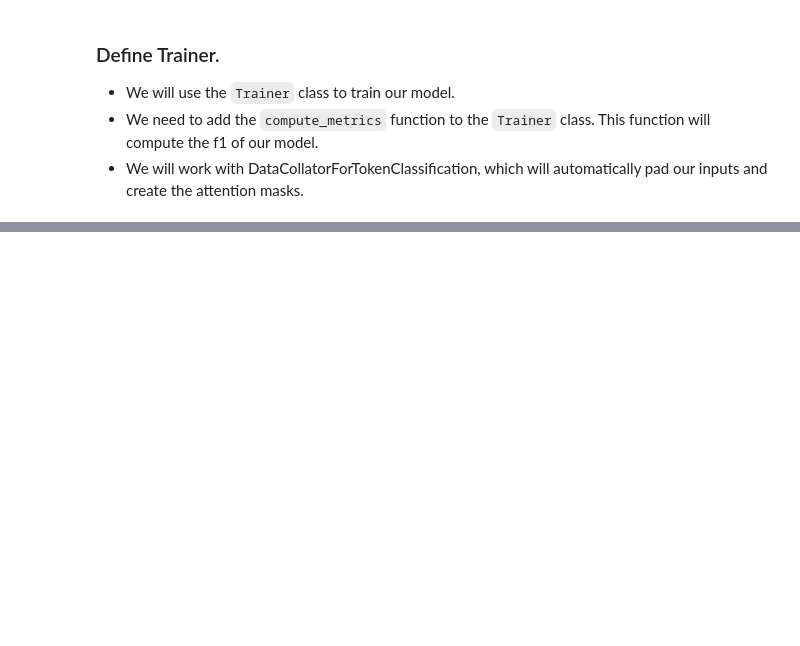
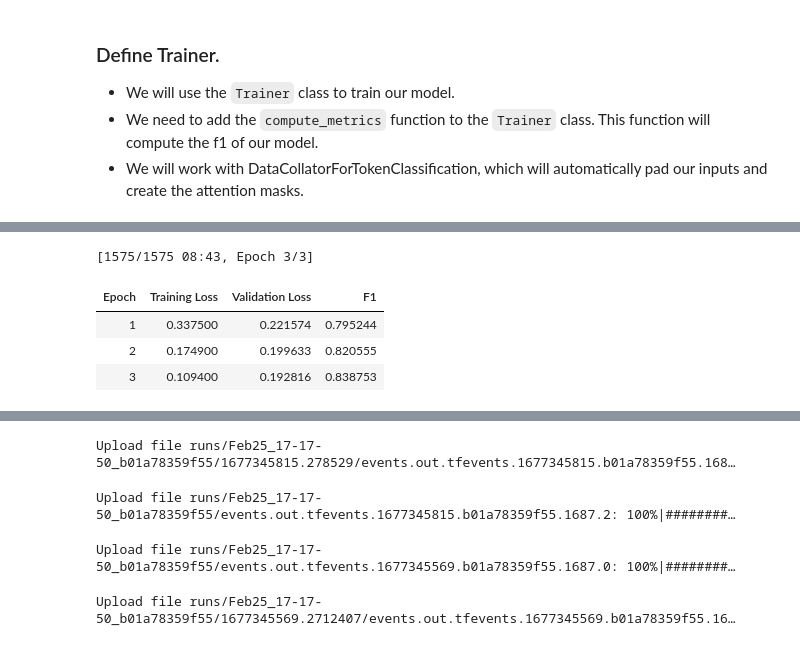
Before and after one commit to juanprida/nlp_with_transformers, a Jupyter notebook: 04_multilingual_named_entity_recognition.ipynb, the cells around one changed output, grey strips where cells are left out. Cells and saved outputs as stored; diff of their text form; code cells hidden in the pictures; blank space fills up the shorter version.

```diff
--- a/04_multilingual_named_entity_recognition.ipynb
+++ b/04_multilingual_named_entity_recognition.ipynb
@@ -297,3 +301,6 @@ Loading cached processed dataset at C:\Users\e10115582\.cache\huggingface\datase
+# %%
+# hide_output
+panx_de_encoded = encode_panx_dataset(panx_ch["de"])
 # %% [markdown]
 ### Align predictions.
 # %%
@@ -315,7 +322,7 @@ def align_predictions(predictions, labels_ids):
     labels_list: list
         A list of list with the labels.
     """
-    preds = np.argmax(predictions, dim=2)
+    preds = np.argmax(predictions, axis=2)
     batch_size, seq_len = preds.shape
     labels_list, preds_list = [], []
     for batch_idx in range(batch_size):
@@ -333,17 +340,11 @@ def align_predictions(predictions, labels_ids):
 - We will use the same model as before, but this time we will fine tune it on our own data.
 # %%
 training_args = TrainingArguments(
-    output_dir=f"{xlmr_model_name}-finetuned-panx-de",
-    log_level="error",
-    num_train_epochs=3,
-    per_device_eval_batch_size=24,
+    output_dir=f"{xlmr_model_name}-finetuned-panx-de", log_level="error", num_train_epochs=3,
     per_device_train_batch_size=24,
-    evaluation_strategy="epoch",
-    save_steps=1e6,
-    weight_decay=0.01,
-    disable_tqdm=False,
-    logging_steps=len(panx_de_encoded["train"]) // 24,
-    push_to_hub=True)
+    per_device_eval_batch_size=24, evaluation_strategy="epoch",
+    save_steps=1e6, weight_decay=0.01, disable_tqdm=False,
+    logging_steps=len(panx_de_encoded["train"]) // 24, push_to_hub=True)
 # %%
 # Log in to the Hugging Face Hub
 notebook_login()
@@ -363,4 +367,4 @@ def compute_metrics(eval_pred):
 data_collator = DataCollatorForTokenClassification(xlmr_tokenizer)
 
 def model_init():
-    return XLMRobertaForTokenClassifier.from_pretrained(xlmr_model_name, config=xlmr_config).to(device)
+    return XLMRobertaForTokenClassification.from_pretrained(xlmr_model_name, config=xlmr_config).to(device)
@@ -367,7 +376,6 @@ def model_init():
 # %%
 trainer = Trainer(
     model_init=model_init,
-    model=xlmr_model,
     args=training_args,
     data_collator=data_collator,
     compute_metrics=compute_metrics,
@@ -381,0 +391,5 @@ OSError: Token is required (`token=True`), but no token found. You need to provi
+[1575/1575 08:43, Epoch 3/3]
+| Epoch | Training Loss | Validation Loss | F1 |
+| 1 | 0.337500 | 0.221574 | 0.795244 |
+| 2 | 0.174900 | 0.199633 | 0.820555 |
+| 3 | 0.109400 | 0.192816 | 0.838753 |
@@ -381,0 +398,4 @@ OSError: Token is required (`token=True`), but no token found. You need to provi
+Upload file runs/Feb25_17-17-50_b01a78359f55/1677345815.278529/events.out.tfevents.1677345815.b01a78359f55.168…
+Upload file runs/Feb25_17-17-50_b01a78359f55/events.out.tfevents.1677345815.b01a78359f55.1687.2: 100%|########…
+Upload file runs/Feb25_17-17-50_b01a78359f55/events.out.tfevents.1677345569.b01a78359f55.1687.0: 100%|########…
+Upload file runs/Feb25_17-17-50_b01a78359f55/1677345569.2712407/events.out.tfevents.1677345569.b01a78359f55.16…
```
Also changed, not shown: parts of 13 cells of this notebook.
